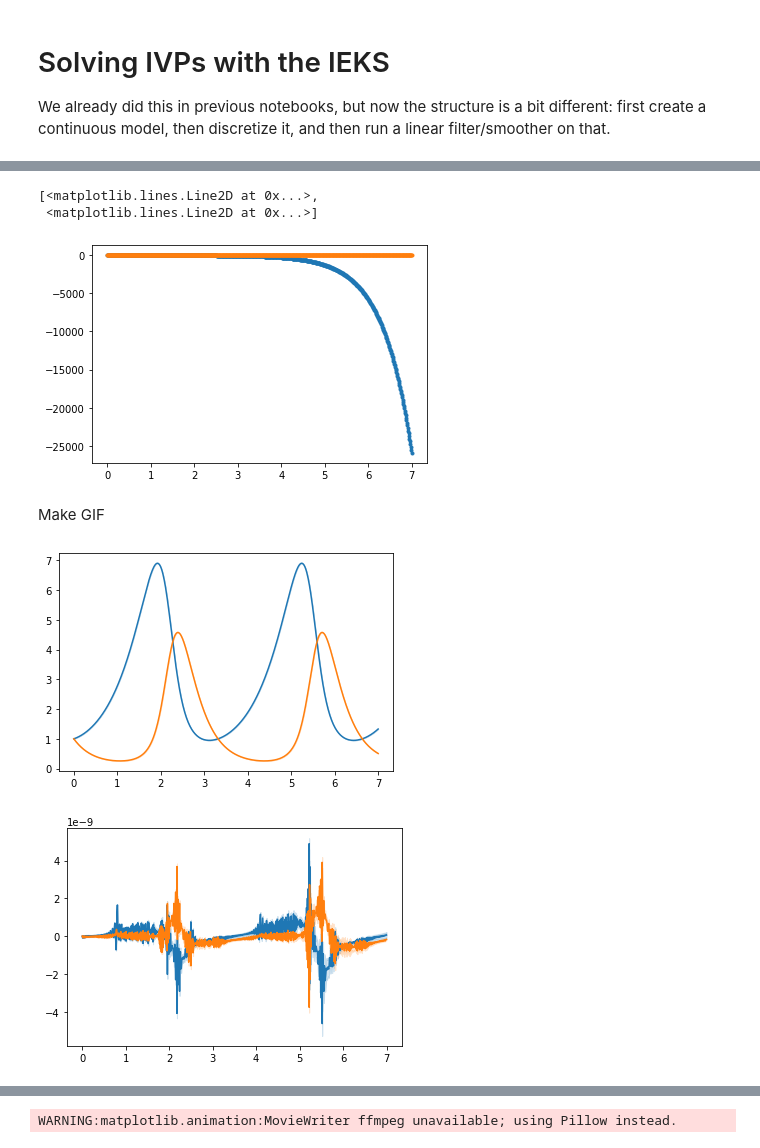
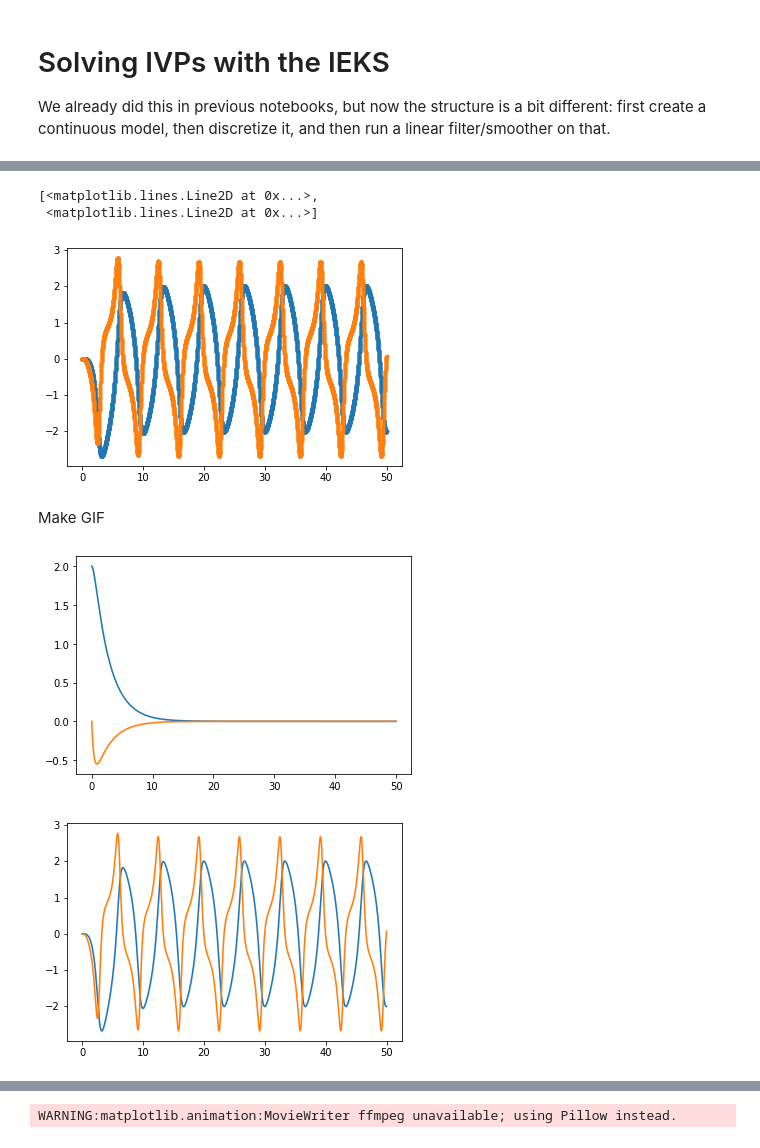
Before and after one commit to nathanaelbosch/parallel-in-time-ode-filters, a Jupyter notebook: notebooks/2022-05-11-ResidualGIF.ipynb, the cells around one changed output, grey strips where cells are left out. Saved outputs shown, nothing was run; the diff lists cells and outputs as text; code cells hidden in the pictures.

```diff
--- a/notebooks/2022-05-11-ResidualGIF.ipynb
+++ b/notebooks/2022-05-11-ResidualGIF.ipynb
@@ -28,9 +28,10 @@ dt = 1e-2
 # %% [markdown]
 First define the IVP and compute a reference solution with diffrax
 # %%
-ivp = lotkavolterra()
+# ivp = lotkavolterra()
+ivp = tornadox.ivp.vanderpol_julia(stiffness_constant=1e0, tmax=50)
 #ylims = (-1, 9)
-ylims = (-1, 1)
+# ylims = (-1, 1)
 
 ts_true, ys_true, sol_true = solve_diffrax(ivp, rtol=1e-10, atol=1e-10)
 plt.plot(ts_true, ys_true)
@@ -51,7 +52,7 @@ x0 = get_x0(ivp, order)
 # define the time grid
 ts = jnp.arange(0, ivp.tmax + dt, dt)
 # make a constant initial trajectory from y0
-traj = get_constant_initial_trajectory(ivp.y0, order, len(ts))
+traj = get_initial_trajectory(ivp.y0, ivp.f, order, len(ts))
 traj = jnp.repeat(x0.mean.reshape(1, -1), traj.shape[0], axis=0)
 
 # make the continuous transition and observation models
@@ -64,6 +65,6 @@ lom = jax.jit(linearize_observation_model, static_argnums=0)
 dom = lom(om, traj[1:])
 # %%
 %%time
-fs = jax.jit(filtsmooth)
-#fs = filtsmooth
+#fs = jax.jit(filtsmooth)
+fs = filtsmooth
 # %% [output]
@@ -72,6 +73,6 @@ Wall time: 167 µs
 # %%
 %%time
-out = fs(x0, dtm, dom)
+out, _, _ = fs(x0, dtm, dom)
 ys = jnp.dot(E0, out.mean.T).T
 #plt.plot(ts, ys, marker=".")
 plt.plot(ts, (jax.vmap(sol_true.evaluate)(ts) - ys), marker=".")
@@ -82,6 +83,6 @@ Wall time: 132 ms
 [<matplotlib.lines.Line2D at 0x...>,
  <matplotlib.lines.Line2D at 0x...>]
-[figure, old version]
+[figure, new version]
 # %% [markdown]
 Make GIF
 # %%
@@ -104,7 +105,7 @@ def _plot(out):
 
 _plot(out)
 # %% [output]
-[figure, old version]
+[figure, new version]
 # %%
 def _plot_e(out):
     ys = jnp.dot(E0, out.mean.T).T
@@ -118,4 +119,4 @@ def _plot_e(out):
 
 _plot_e(out)
 # %% [output]
-[figure, old version]
+[figure, new version]
```
Also changed, not shown: parts of 9 cells of this notebook, 5 other files.
